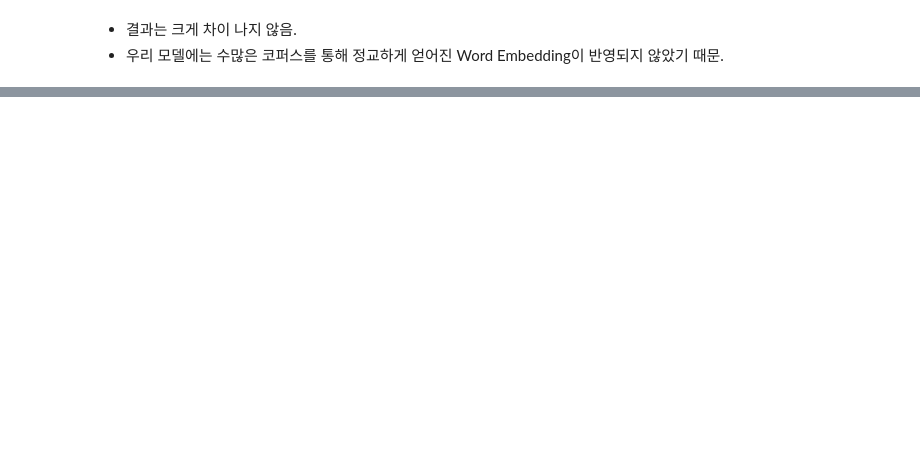
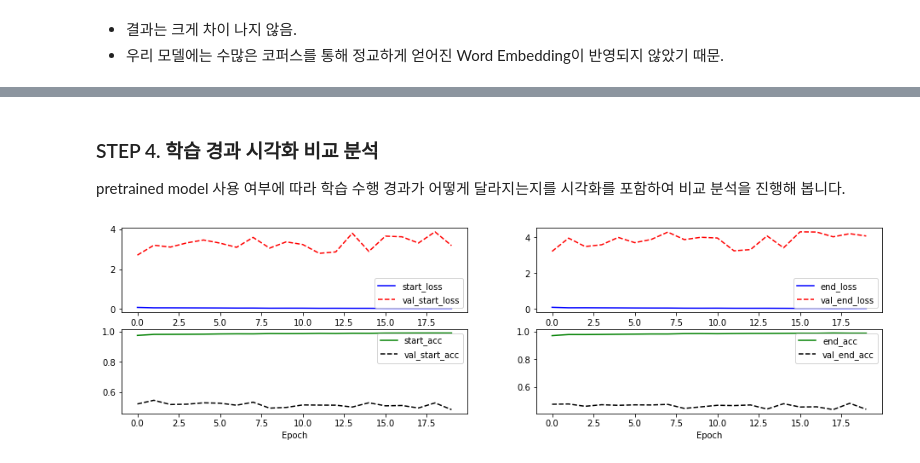
Before and after one commit to bom-Lee/EXPLORATION_DG, a Jupyter notebook: [E-13]KorQuAD.ipynb, the cells around one changed output, grey strips where cells are left out. Drawn from its saved outputs; the diff is of its cells as text; code cells hidden in the pictures; blank space fills up the shorter version.

```diff
--- a/[E-13]KorQuAD.ipynb
+++ b/[E-13]KorQuAD.ipynb
@@ -1561,0 +1568,17 @@ early stopping
+# %%
+checkpoint_file = os.path.join(model_dir, 'bert_pretrain_32000.hdf5')
+
+model = BERT4KorQuAD(config) # 사전학습 모델
+
+if os.path.exists(checkpoint_file):
+    #  pretrained model 을 로드하기 위해 먼저 모델이 생성되어 있어야 한다.
+    enc_tokens = np.random.randint(0, len(vocab), (4, 10))
+    segments = np.random.randint(0, 2, (4, 10))
+    model(enc_tokens, segments)
+
+    # checkpoint 파일로부터 필요한 layer를 불러온다.
+    model.load_weights(os.path.join(model_dir, "bert_pretrain_32000.hdf5"), by_name=True)
+
+    model.summary()
+else:
+    print('NO Pretrained Model')
@@ -1561,0 +1772,34 @@ early stopping
+# %% [markdown]
+### STEP 4. 학습 경과 시각화 비교 분석
+pretrained model 사용 여부에 따라 학습 수행 경과가 어떻게 달라지는지를 시각화를 포함하여 비교 분석을 진행해 봅니다.
+# %%
+# training result
+plt.figure(figsize=(16, 4))
+
+plt.subplot(2, 2, 1)
+plt.plot(history['start_loss'], 'b-', label='start_loss')
+plt.plot(history['val_start_loss'], 'r--', label='val_start_loss')
+plt.xlabel('Epoch')
+plt.legend()
+
+plt.subplot(2, 2, 2)
+plt.plot(history['end_loss'], 'b-', label='end_loss')
+plt.plot(history['val_end_loss'], 'r--', label='val_end_loss')
+plt.xlabel('Epoch')
+plt.legend()
+
+plt.subplot(2, 2, 3)
+plt.plot(history['start_acc'], 'g-', label='start_acc')
+plt.plot(history['val_start_acc'], 'k--', label='val_start_acc')
+plt.xlabel('Epoch')
+plt.legend()
+
+plt.subplot(2, 2, 4)
+plt.plot(history['end_acc'], 'g-', label='end_acc')
+plt.plot(history['val_end_acc'], 'k--', label='val_end_acc')
+plt.xlabel('Epoch')
+plt.legend()
+
+plt.show()
+# %% [output]
+[figure, added]
```
Also changed, not shown: parts of 15 cells of this notebook.
